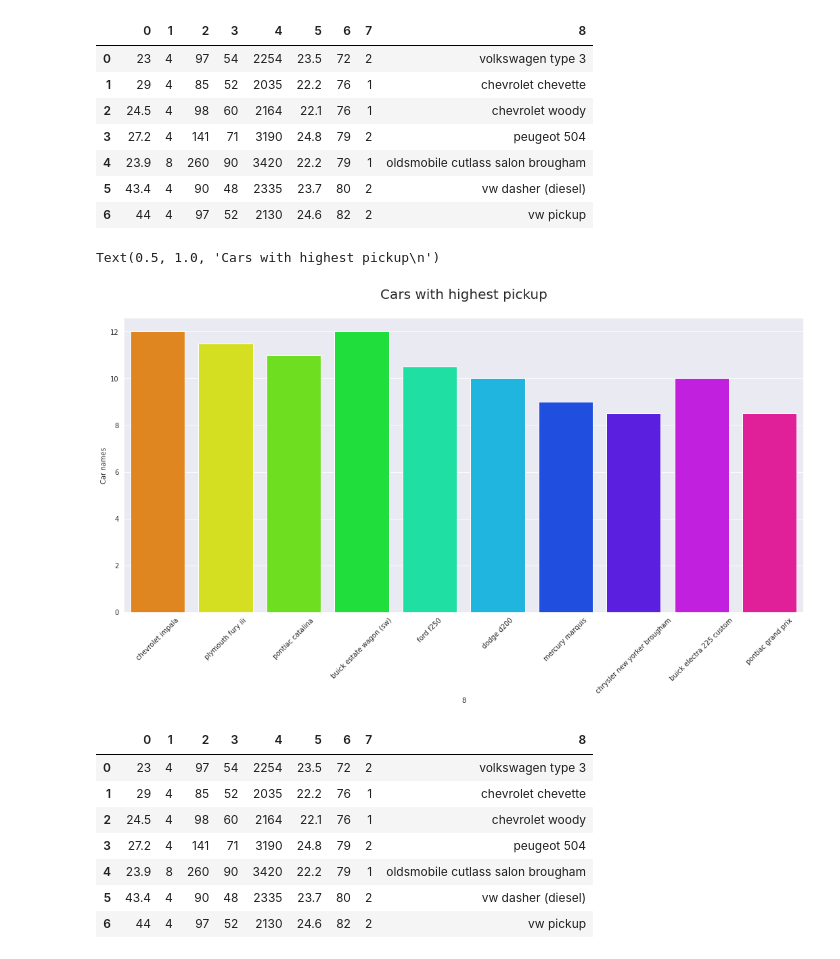
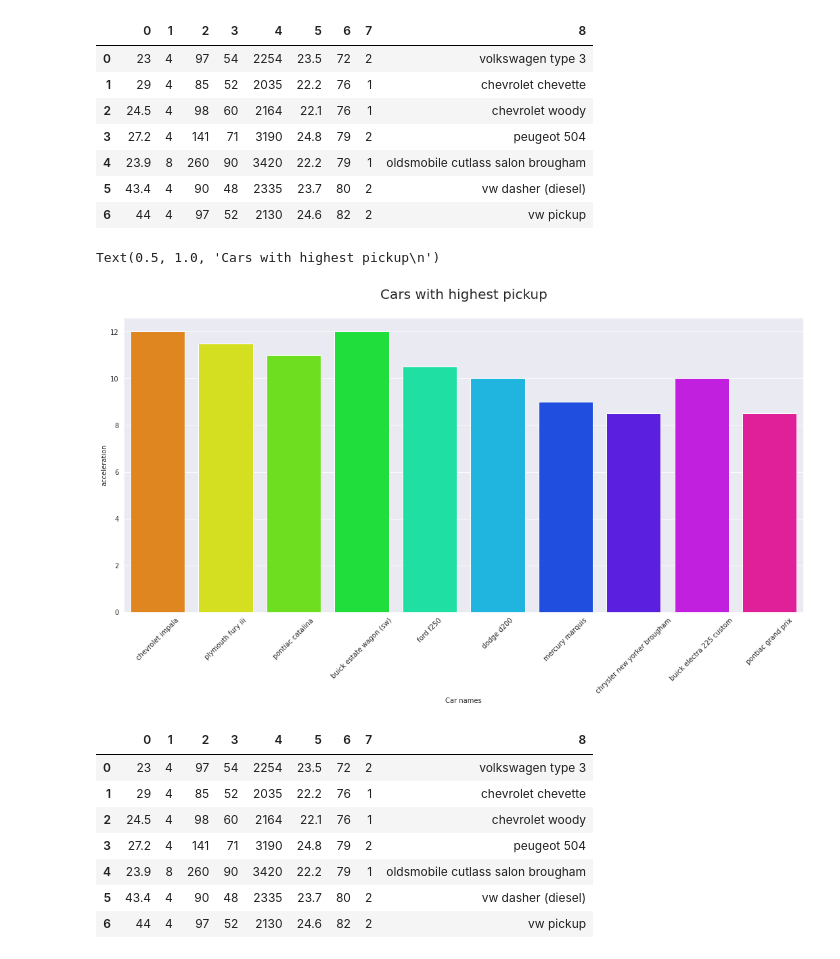
Before and after one commit to MainakRepositor/Data-Analysis, a Jupyter notebook: Car_Features_Analysis.ipynb, the cells around one changed output. Saved outputs shown, nothing was run; the diff lists cells and outputs as text; code cells hidden in the pictures.

```diff
--- a/Car_Features_Analysis.ipynb
+++ b/Car_Features_Analysis.ipynb
@@ -294,12 +294,12 @@ df1
 # %%
 plt.figure(figsize=(18,8))
 sns.barplot(df0.iloc[:,-1],df.iloc[:,5],palette='hsv')
 plt.xticks(rotation=45)
-plt.ylabel('Car names')
+plt.xlabel('Car names')
 plt.title('Cars with highest pickup\n',size=20)
 # %% [output]
 Text(0.5, 1.0, 'Cars with highest pickup\n')
-[figure, old version]
+[figure, new version]
 # %%
 df2 = df[(df['mpg'] > 15)].values
 df2 = pd.DataFrame(df1)
```
Also changed, not shown: parts of 2 cells of this notebook.
